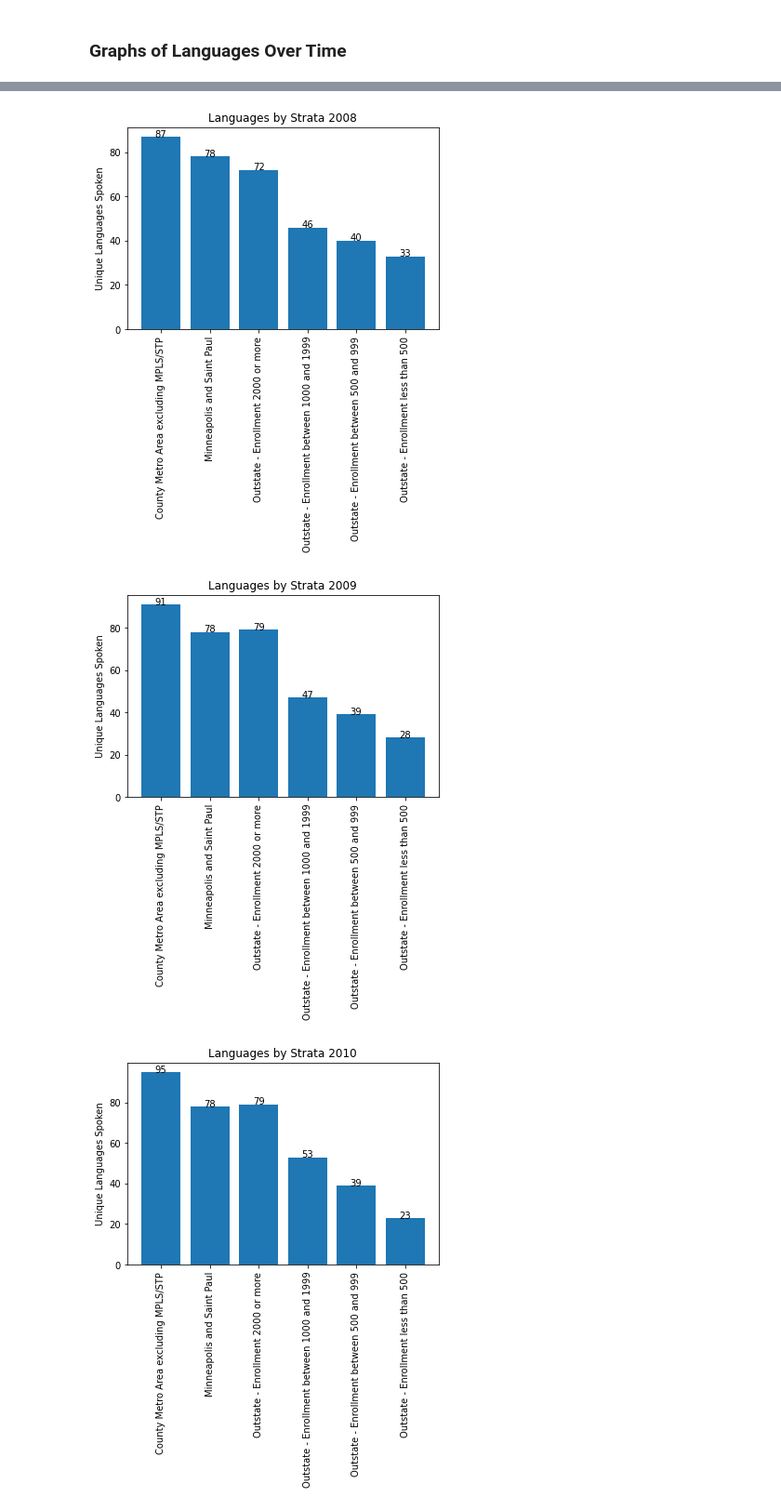
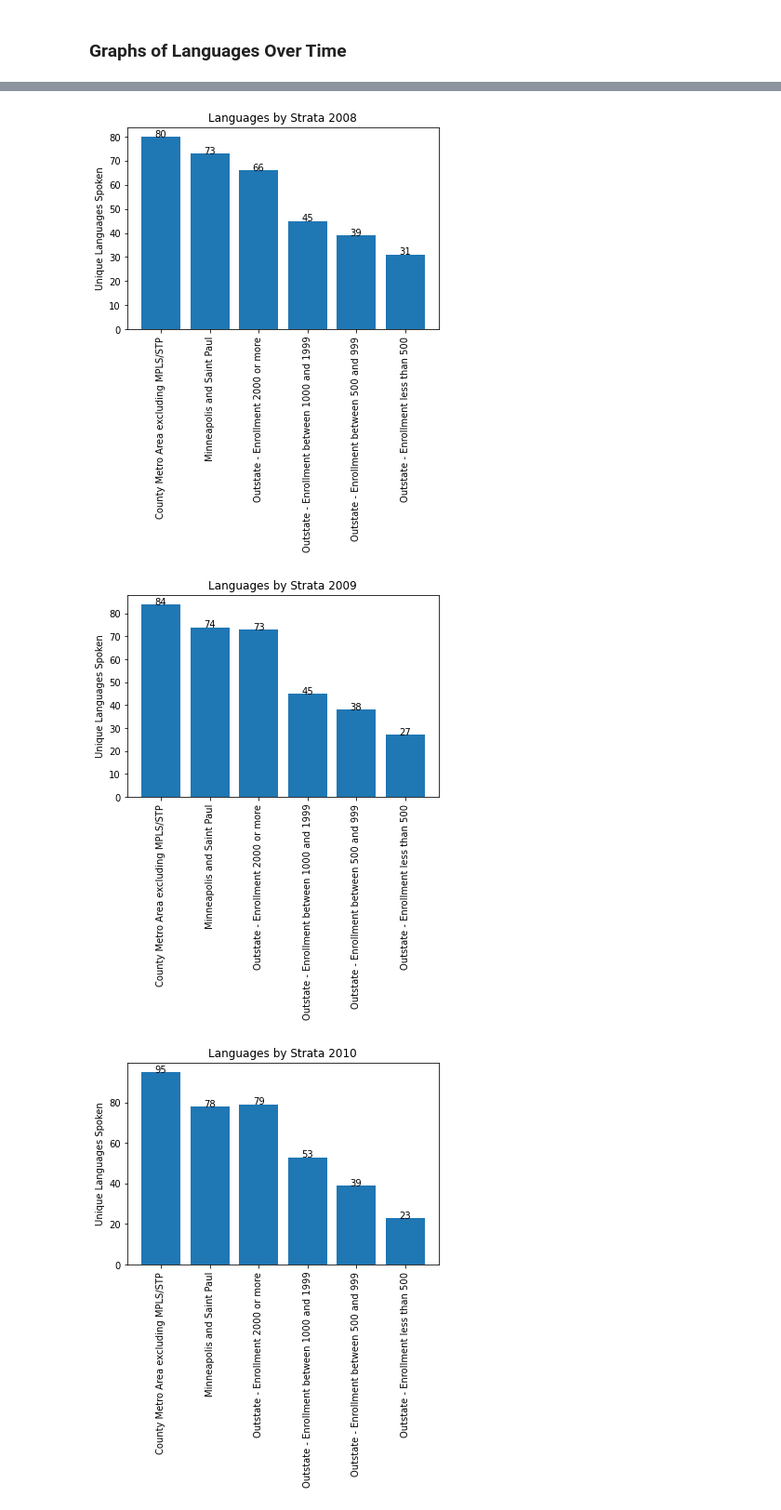
Before and after one commit to NTTGermania/Project-1-Group-7-Analysis-of-languages-in-Minnesota, a Jupyter notebook: Project#1test.ipynb, the cells around one changed output, grey strips where cells are left out. Shown: that part at 93% size. Cells and saved outputs as stored; diff of their text form; code cells hidden in the pictures.

Commit message:
Masked languages in language summary

```diff
--- a/Project#1test.ipynb
+++ b/Project#1test.ipynb
@@ -509,6 +509,8 @@ complete_primary_home_language.loc[complete_primary_home_language["Language Name
 complete_primary_home_language.loc[complete_primary_home_language["Language Name"] == "OJIBWA, CHIPPEWA, ANISHINAABEMOWIN", "Language Name"] = "AMERICAN INDIAN"
 
 complete_primary_home_language.loc[complete_primary_home_language["Language Name"] == "MAAY", "Language Name"] = "SOMALI"
+
+complete_primary_home_language.loc[complete_primary_home_language["Strata Name"] == "Minneapolis and Saint Paul (MPLS/STP)", "Strata Name"] = "Minneapolis and Saint Paul"
 # %%
 #Counting final Unique Languages
 Unique_Languages_count = complete_primary_home_language["Language Name"].nunique()
@@ -637,0 +823,6 @@ Name: Language Name, dtype: int64
+# %%
+lang_2008_geo = complete_primary_home_language.loc[complete_primary_home_language["School Year"] == "07-08"].groupby("Strata Name").nunique()
+
+lang_2008_geo_final = lang_2008_geo["Language Name"]
+
+lang_2008_geo_final
@@ -838,31 +1077,31 @@ plt.show()
 # %%
 # 2008
 
-bar_2008_geo = plt.bar(tick_marks, lang_2008_geo["Language Name"])
+bar_2008_geo = plt.bar(tick_marks, lang_2008_geo_final)
 
-plt.xticks(tick_marks, lang_2008_geo.index, rotation = "vertical")
+plt.xticks(tick_marks, lang_2008_geo_final.index, rotation = "vertical")
 plt.title("Languages by Strata 2008")
 plt.ylabel("Unique Languages Spoken")
 
-add_value_labels(lang_2008_geo.index, lang_2008_geo["Language Name"])
+add_value_labels(lang_2008_geo_final.index, lang_2008_geo_final)
 
 plt.show()
 # %% [output]
-[figure, old version]
+[figure, new version]
 # %%
 # 2009
 
-bar_2009_geo = plt.bar(tick_marks, lang_2009_geo["Language Name"])
+bar_2009_geo = plt.bar(tick_marks, lang_2009_geo_final)
 
-plt.xticks(tick_marks, lang_2009_geo.index, rotation = "vertical")
+plt.xticks(tick_marks, lang_2009_geo_final.index, rotation = "vertical")
 plt.title("Languages by Strata 2009")
 plt.ylabel("Unique Languages Spoken")
 
-add_value_labels(lang_2009_geo.index, lang_2009_geo["Language Name"])
+add_value_labels(lang_2009_geo_final.index, lang_2009_geo_final)
 
 plt.show()
 # %% [output]
-[figure, old version]
+[figure, new version]
 # %%
 # 2010
 
```
Also changed, not shown: parts of 25 cells of this notebook.
